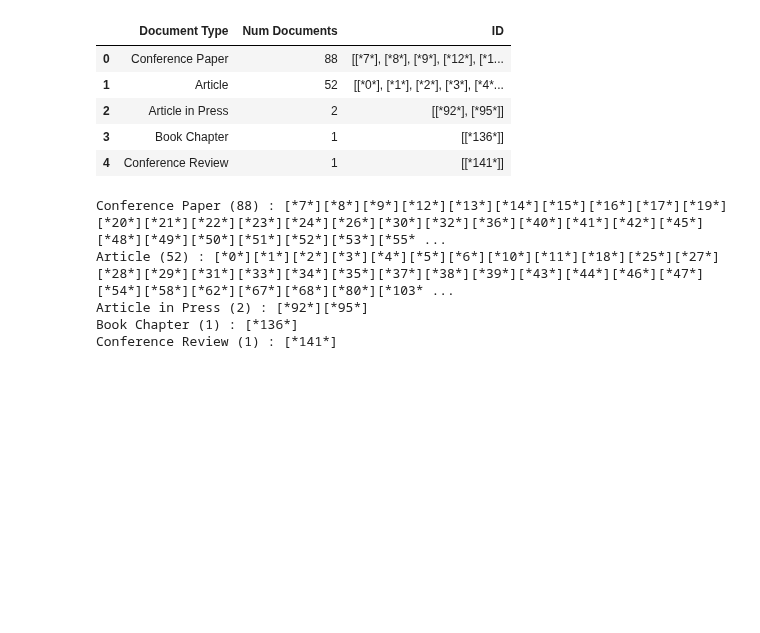
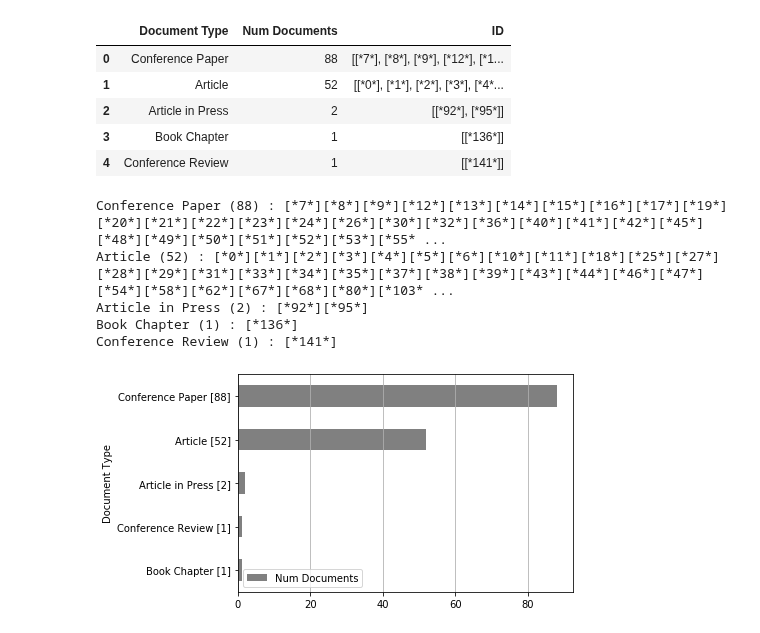
Before and after one commit to jdvelasq/techminer-old-deprecated, a Jupyter notebook: guide/tutorial/11-documents-by-terms.ipynb, the cells around one changed output. Cells and saved outputs as stored; diff of their text form; code cells hidden in the pictures; blank space fills up the shorter version.

```diff
--- a/guide/tutorial/11-documents-by-terms.ipynb
+++ b/guide/tutorial/11-documents-by-terms.ipynb
@@ -26,3 +26,7 @@ Article (52) : [*0*][*1*][*2*][*3*][*4*][*5*][*6*][*10*][*11*][*18*][*25*][*27*]
 Article in Press (2) : [*92*][*95*]
 Book Chapter (1) : [*136*]
 Conference Review (1) : [*141*]
+# %%
+rdf.documents_by_terms('Document Type').barhplot();
+# %% [output]
+[figure, added]
```
Also changed, not shown: parts of 2 cells of this notebook, 2 other files.
